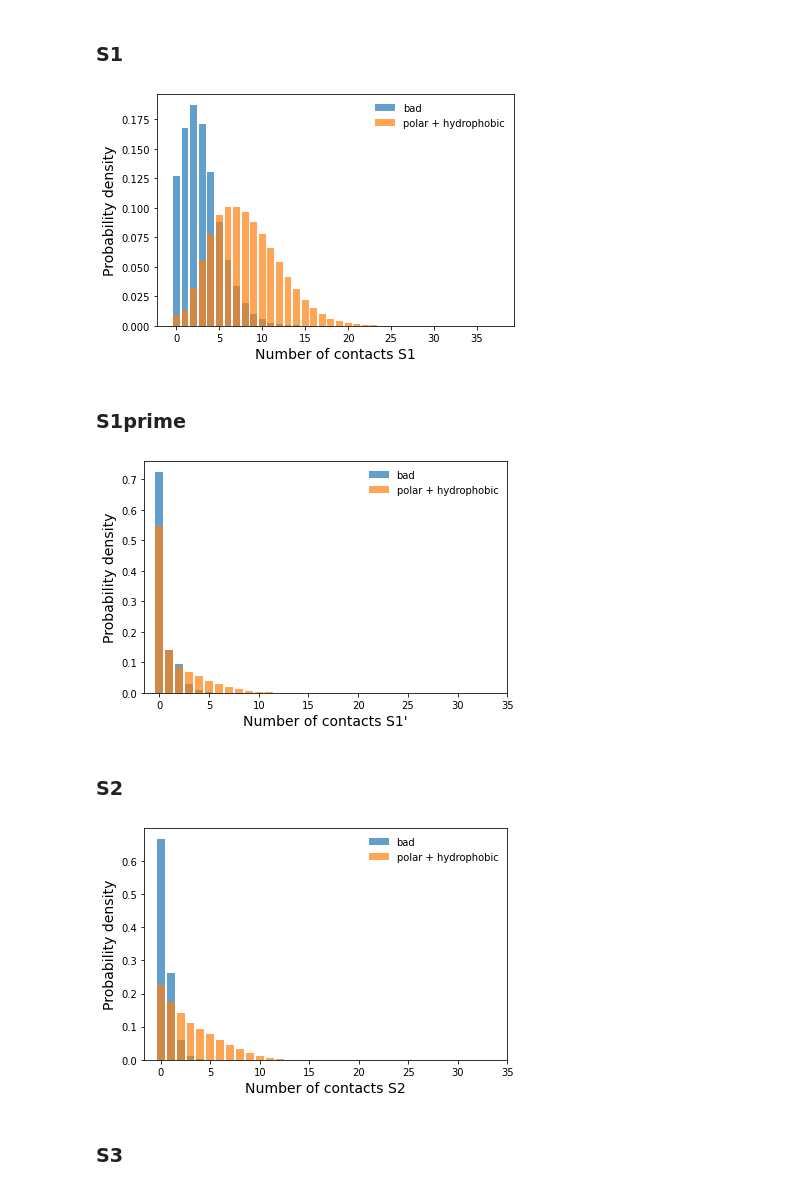
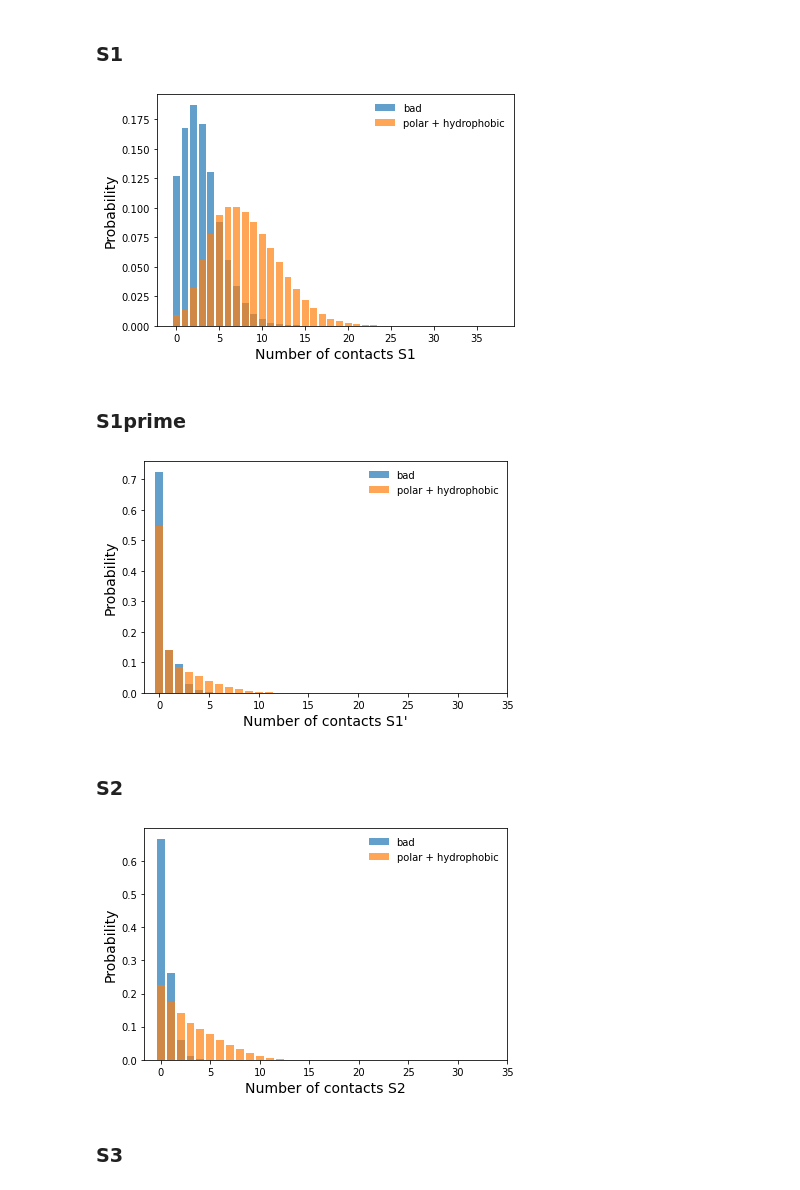
Before and after one commit to jglaser/gigadocking_notebooks, a Jupyter notebook: Gigadocking.ipynb, the cells around one changed output. Drawn from its saved outputs; the diff is of its cells as text; code cells hidden in the pictures.

```diff
--- a/Gigadocking.ipynb
+++ b/Gigadocking.ipynb
@@ -396,26 +396,26 @@ df_hist_S1_good = client.query(q).to_dataframe()
 # %%
 import numpy as np
 import matplotlib.pyplot as plt
 df_hist_S1_bad['hist_norm'] = df_hist_S1_bad.bincount/df_hist.bincount.sum()/bin_width
 df_hist_S1_good['hist_norm'] = df_hist_S1_good.bincount/df_hist.bincount.sum()/bin_width
 
 fig, ax = plt.subplots()
 x = df_hist_S1_bad['bucket_floor']
 y = df_hist_S1_bad['hist_norm']
 ax.bar(x,y,label='bad',alpha=.7)
 x = df_hist_S1_good['bucket_floor']
 y = df_hist_S1_good['hist_norm']
 ax.bar(x,y,label='polar + hydrophobic',alpha=0.7)
 #ax.figure.set_size_inches(6,6)
 ax.set_xlabel("Number of contacts S1",fontsize=14)
-ax.set_ylabel("Probability density",fontsize=14)
+ax.set_ylabel("Probability",fontsize=14)
 xticks = np.arange(0,df_hist_S1_good['bucket_floor'].max(),5).astype(np.int32)
 ax.set_xticks(xticks)
 ax.set_xticklabels(xticks)
 ax.legend(frameon=False)
 fig.tight_layout()
 # %% [output]
-[figure, old version]
+[figure, new version]
 # %% [markdown]
 ### S1prime
 # %%
@@ -465,14 +465,14 @@ y = df_hist_S1p_good['hist_norm']
 ax.bar(x,y,label='polar + hydrophobic',alpha=0.7)
 #ax.figure.set_size_inches(6,6)
 ax.set_xlabel("Number of contacts S1'",fontsize=14)
-ax.set_ylabel("Probability density",fontsize=14)
+ax.set_ylabel("Probability",fontsize=14)
 xticks = np.arange(0,df_hist_S1_good['bucket_floor'].max(),5).astype(np.int32)
 ax.set_xticks(xticks)
 ax.set_xticklabels(xticks)
 ax.legend(frameon=False)
 fig.tight_layout()
 # %% [output]
-[figure, old version]
+[figure, new version]
 # %% [markdown]
 ### S2
 # %%
@@ -522,14 +522,14 @@ y = df_hist_S2_good['hist_norm']
 ax.bar(x,y,label='polar + hydrophobic',alpha=0.7)
 #ax.figure.set_size_inches(6,6)
 ax.set_xlabel("Number of contacts S2",fontsize=14)
-ax.set_ylabel("Probability density",fontsize=14)
+ax.set_ylabel("Probability",fontsize=14)
 xticks = np.arange(0,df_hist_S1_good['bucket_floor'].max(),5).astype(np.int32)
 ax.set_xticks(xticks)
 ax.set_xticklabels(xticks)
 ax.legend(frameon=False)
 fig.tight_layout()
 # %% [output]
-[figure, old version]
+[figure, new version]
 # %% [markdown]
 ### S3
 # %%
```
Also changed, not shown: parts of 9 cells of this notebook.
